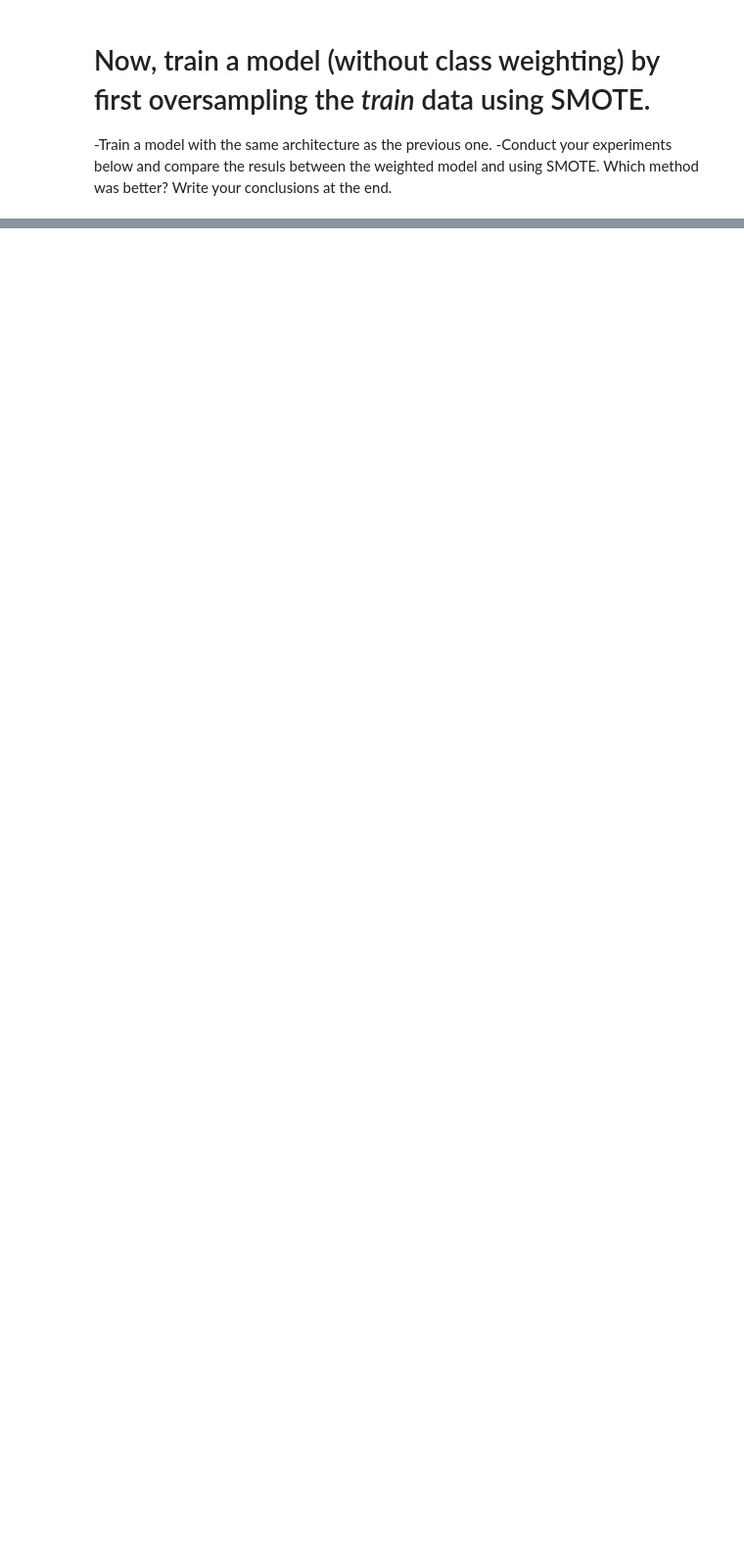
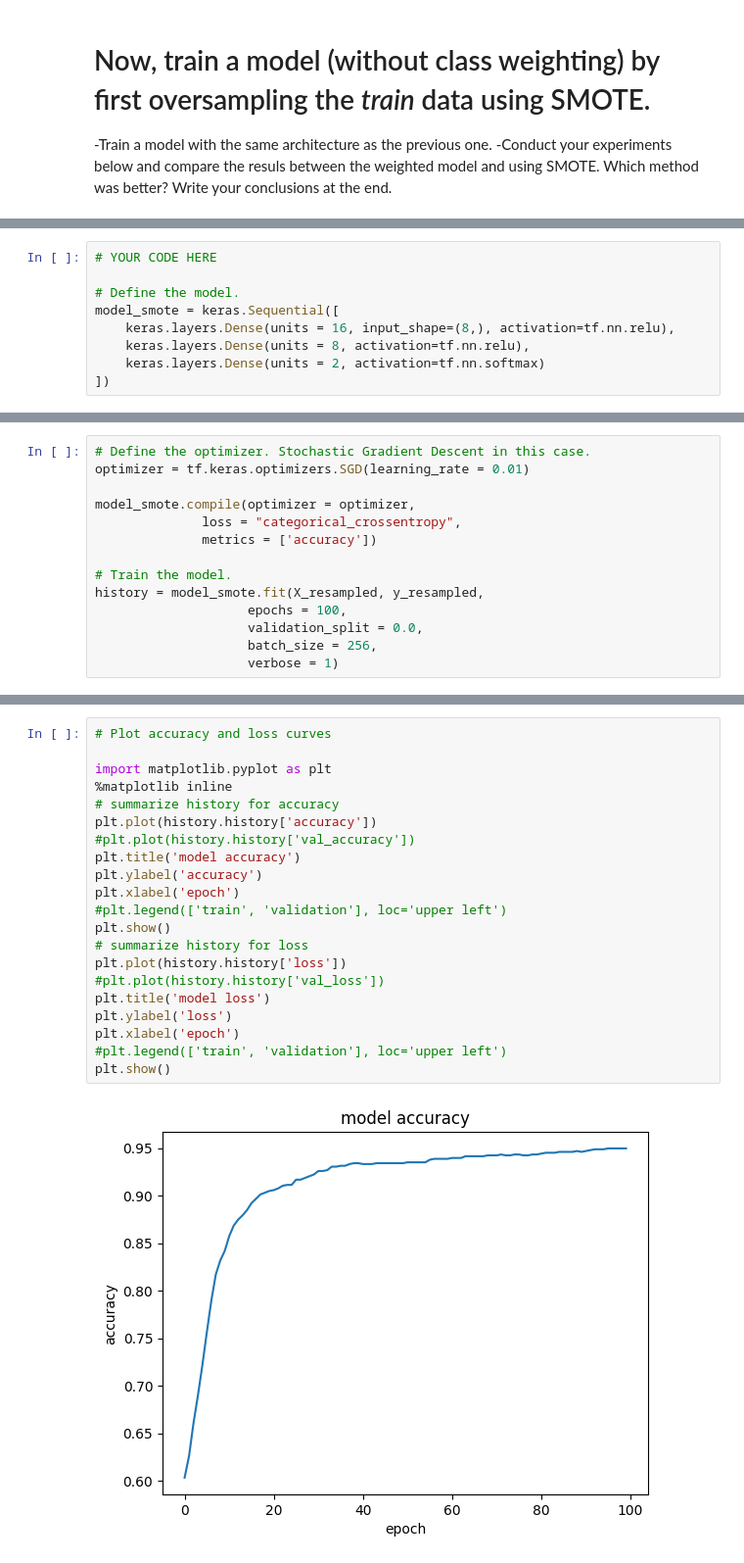
Before and after one commit to xGonks/Abnormal-Fish-Classification, a Jupyter notebook: notebooks/activity 3.1 - abnormal_fish_oversampling.ipynb, the cells around one changed output, grey strips where cells are left out. Shown: that part at 98% size. Drawn from its saved outputs; the diff is of its cells as text; blank space fills up the shorter version.

Commit message:
added smote

```diff
--- a/notebooks/activity 3.1 - abnormal_fish_oversampling.ipynb
+++ b/notebooks/activity 3.1 - abnormal_fish_oversampling.ipynb
@@ -281,0 +275,9 @@ Write your conclusions here.
+# %%
+# YOUR CODE HERE
+
+# Define the model.
+model_smote = keras.Sequential([
+    keras.layers.Dense(units = 16, input_shape=(8,), activation=tf.nn.relu),
+    keras.layers.Dense(units = 8, activation=tf.nn.relu),
+    keras.layers.Dense(units = 2, activation=tf.nn.softmax)
+])
@@ -281,0 +297,14 @@ Write your conclusions here.
+# %%
+# Define the optimizer. Stochastic Gradient Descent in this case.
+optimizer = tf.keras.optimizers.SGD(learning_rate = 0.01)
+
+model_smote.compile(optimizer = optimizer,
+              loss = "categorical_crossentropy",
+              metrics = ['accuracy'])
+
+# Train the model.
+history = model_smote.fit(X_resampled, y_resampled,
+                    epochs = 100,
+                    validation_split = 0.0,
+                    batch_size = 256,
+                    verbose = 1)
@@ -281,0 +329,23 @@ Write your conclusions here.
+# %%
+# Plot accuracy and loss curves
+
+import matplotlib.pyplot as plt
+%matplotlib inline
+# summarize history for accuracy
+plt.plot(history.history['accuracy'])
+#plt.plot(history.history['val_accuracy'])
+plt.title('model accuracy')
+plt.ylabel('accuracy')
+plt.xlabel('epoch')
+#plt.legend(['train', 'validation'], loc='upper left')
+plt.show()
+# summarize history for loss
+plt.plot(history.history['loss'])
+#plt.plot(history.history['val_loss'])
+plt.title('model loss')
+plt.ylabel('loss')
+plt.xlabel('epoch')
+#plt.legend(['train', 'validation'], loc='upper left')
+plt.show()
+# %% [output]
+[figure, added]
```
Also changed, not shown: parts of 24 cells of this notebook, 2 other files.
